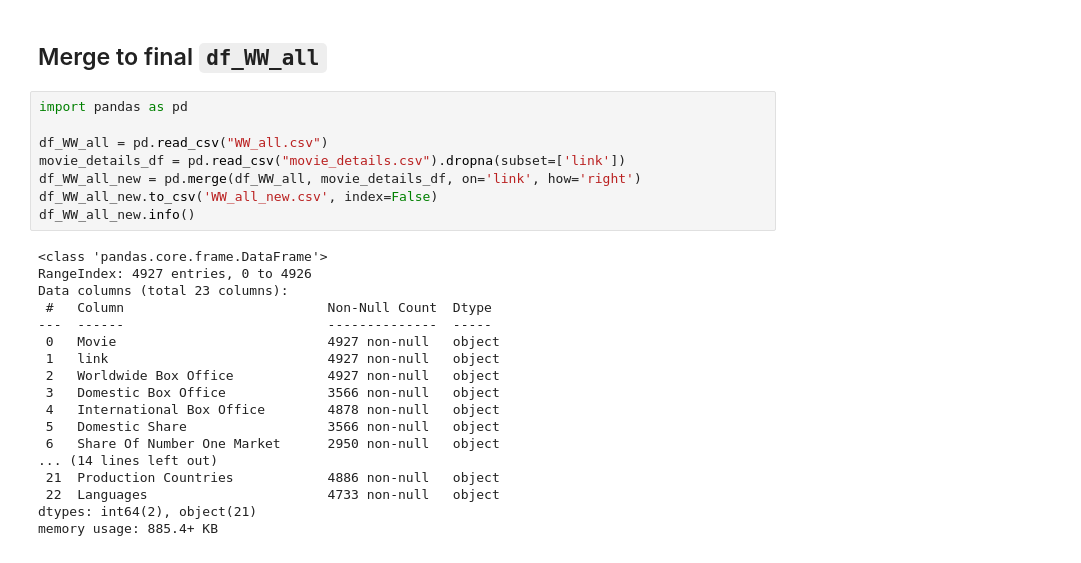
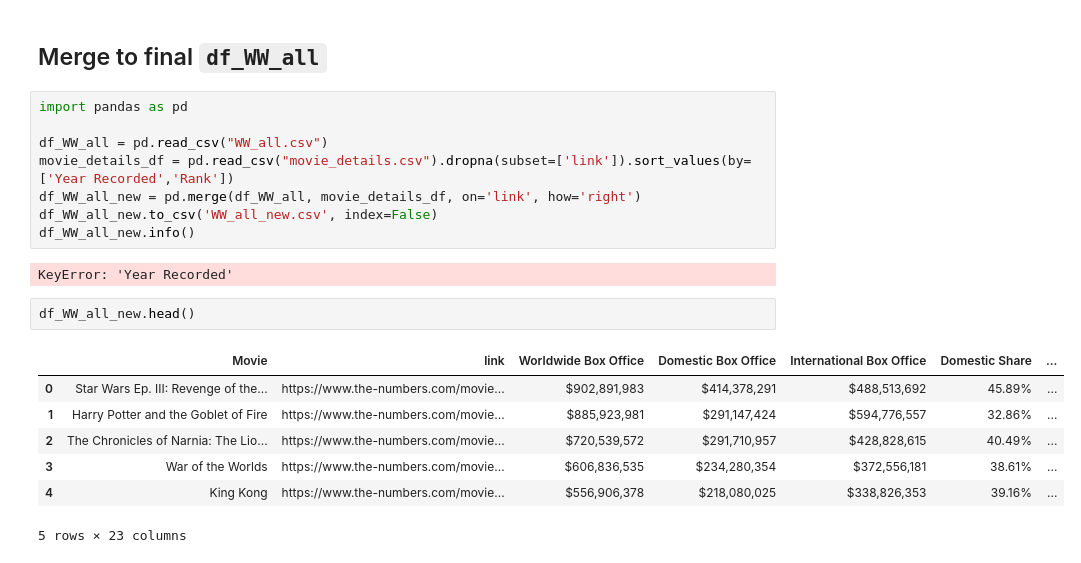
Before and after one commit to nahnhh/top-movies-2005-2025, a Jupyter notebook: webcrawl2_movie details.ipynb, the cells around one changed output. Cells and saved outputs as stored; diff of their text form.

```diff
--- a/webcrawl2_movie details.ipynb
+++ b/webcrawl2_movie details.ipynb
@@ -402,25 +402,19 @@ DataFrame content:
 import pandas as pd
 
 df_WW_all = pd.read_csv("WW_all.csv")
-movie_details_df = pd.read_csv("movie_details.csv").dropna(subset=['link'])
+movie_details_df = pd.read_csv("movie_details.csv").dropna(subset=['link']).sort_values(by=['Year Recorded','Rank'])
 df_WW_all_new = pd.merge(df_WW_all, movie_details_df, on='link', how='right')
 df_WW_all_new.to_csv('WW_all_new.csv', index=False)
 df_WW_all_new.info()
 # %% [output]
-<class 'pandas.core.frame.DataFrame'>
-RangeIndex: 4927 entries, 0 to 4926
-Data columns (total 23 columns):
- #   Column                          Non-Null Count  Dtype
----  ------                          --------------  -----
- 0   Movie                           4927 non-null   object
- 1   link                            4927 non-null   object
- 2   Worldwide Box Office            4927 non-null   object
- 3   Domestic Box Office             3566 non-null   object
- 4   International Box Office        4878 non-null   object
- 5   Domestic Share                  3566 non-null   object
- 6   Share Of Number One Market      2950 non-null   object
-... (14 lines left out)
- 21  Production Countries            4886 non-null   object
- 22  Languages                       4733 non-null   object
-dtypes: int64(2), object(21)
-memory usage: 885.4+ KB
+KeyError: 'Year Recorded'
+# %%
+df_WW_all_new.head()
+# %% [output]
+|  | Movie | link | Worldwide Box Office | Domestic Box Office | International Box Office | Domestic Share | ... |
+| 0 | Star Wars Ep. III: Revenge of the... | https://www.the-numbers.com/movie... | $902,891,983 | $414,378,291 | $488,513,692 | 45.89% | ... |
+| 1 | Harry Potter and the Goblet of Fire | https://www.the-numbers.com/movie... | $885,923,981 | $291,147,424 | $594,776,557 | 32.86% | ... |
+| 2 | The Chronicles of Narnia: The Lio... | https://www.the-numbers.com/movie... | $720,539,572 | $291,710,957 | $428,828,615 | 40.49% | ... |
+| 3 | War of the Worlds | https://www.the-numbers.com/movie... | $606,836,535 | $234,280,354 | $372,556,181 | 38.61% | ... |
+| 4 | King Kong | https://www.the-numbers.com/movie... | $556,906,378 | $218,080,025 | $338,826,353 | 39.16% | ... |
+5 rows × 23 columns
```
Also changed, not shown: 2 other files.
